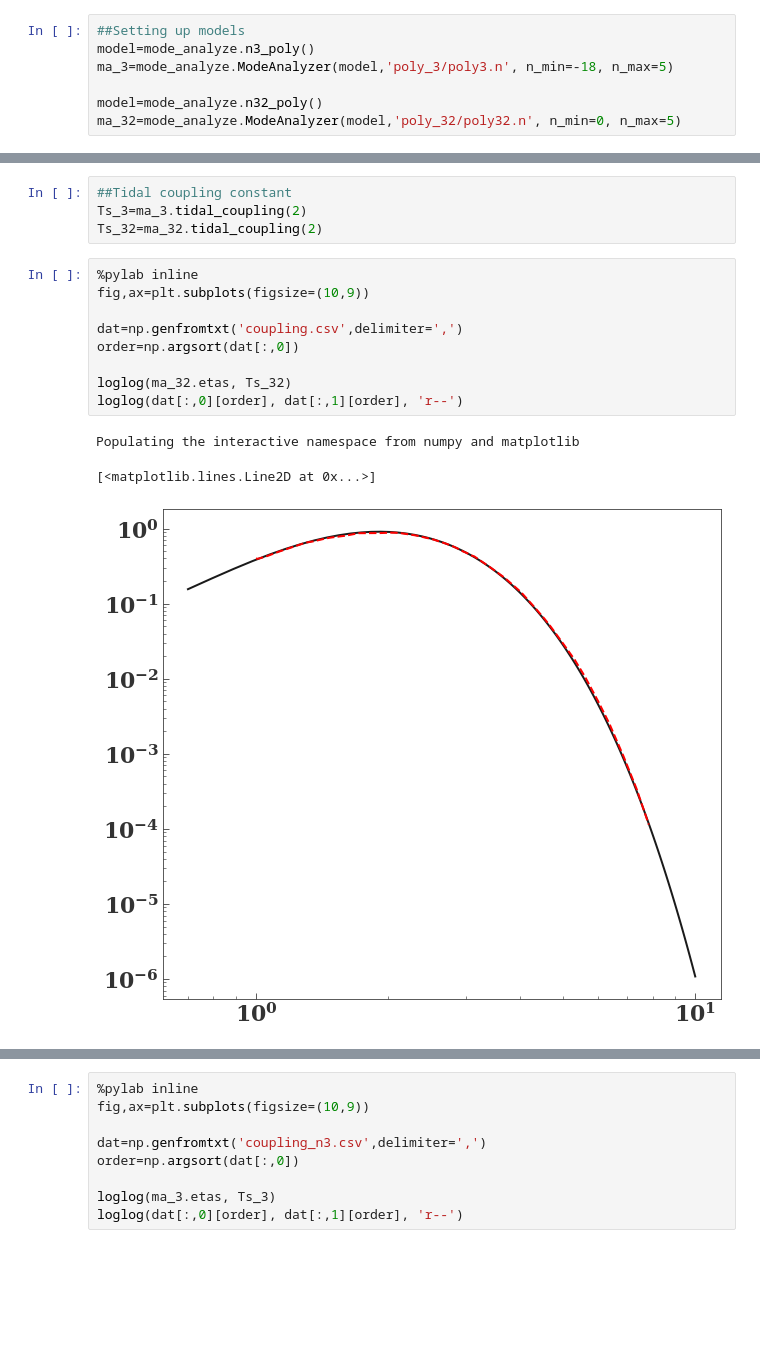
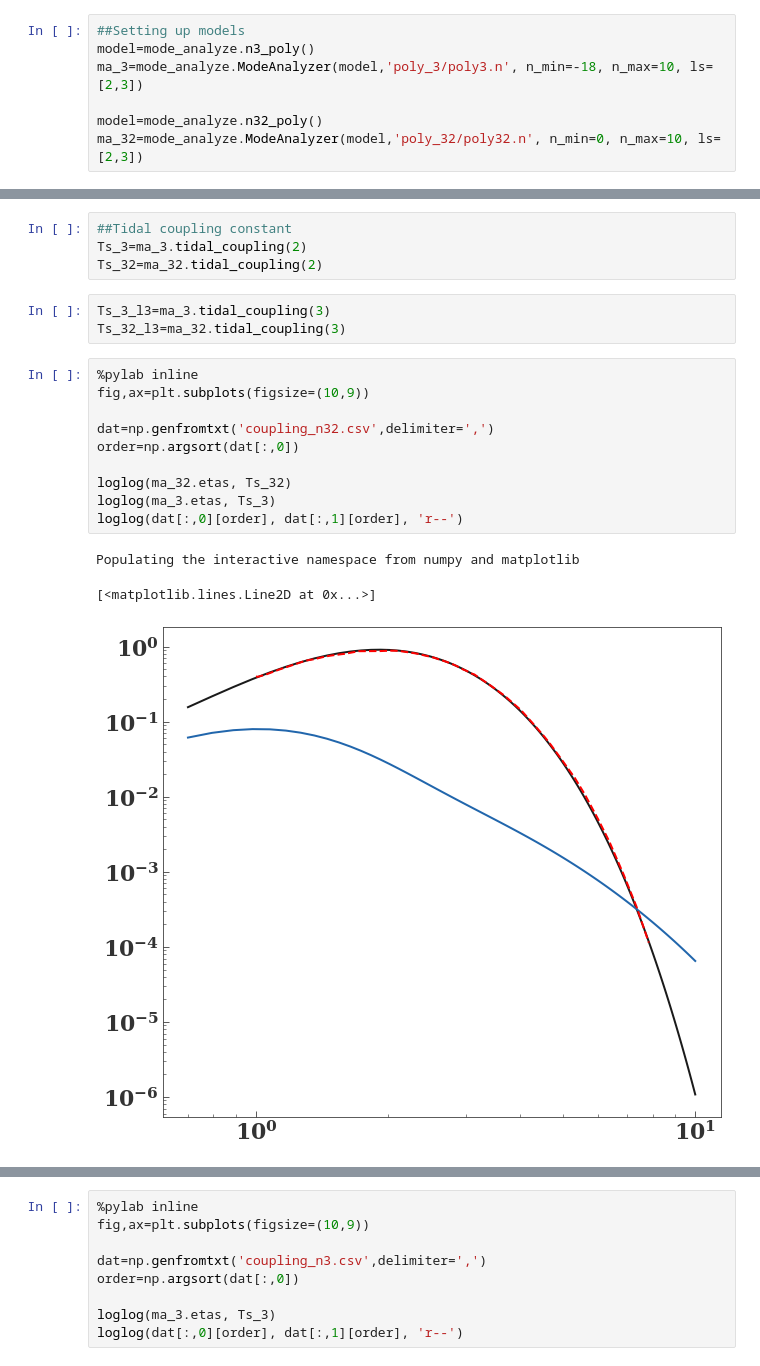
Before and after one commit to alekseygenerozov/mode_analyze, a Jupyter notebook: example.ipynb, the cells around one changed output, grey strips where cells are left out. Saved outputs shown, nothing was run; the diff lists cells and outputs as text; blank space fills up the shorter version.

Commit message:
More mode summary files.

```diff
--- a/example.ipynb
+++ b/example.ipynb
@@ -6,7 +7,7 @@ reload(mode_analyze)
 # %%
 ##Setting up models
 model=mode_analyze.n3_poly()
-ma_3=mode_analyze.ModeAnalyzer(model,'poly_3/poly3.n', n_min=-18, n_max=5)
+ma_3=mode_analyze.ModeAnalyzer(model,'poly_3/poly3.n', n_min=-18, n_max=10, ls=[2,3])
 
 model=mode_analyze.n32_poly()
-ma_32=mode_analyze.ModeAnalyzer(model,'poly_32/poly32.n', n_min=0, n_max=5)
+ma_32=mode_analyze.ModeAnalyzer(model,'poly_32/poly32.n', n_min=0, n_max=10, ls=[2,3])
@@ -14,16 +81,20 @@ ma_32=mode_analyze.ModeAnalyzer(model,'poly_32/poly32.n', n_min=0, n_max=5)
 ##Tidal coupling constant
 Ts_3=ma_3.tidal_coupling(2)
 Ts_32=ma_32.tidal_coupling(2)
+# %%
+Ts_3_l3=ma_3.tidal_coupling(3)
+Ts_32_l3=ma_32.tidal_coupling(3)
 # %%
 %pylab inline
 fig,ax=plt.subplots(figsize=(10,9))
 
-dat=np.genfromtxt('coupling.csv',delimiter=',')
+dat=np.genfromtxt('coupling_n32.csv',delimiter=',')
 order=np.argsort(dat[:,0])
 
 loglog(ma_32.etas, Ts_32)
+loglog(ma_3.etas, Ts_3)
 loglog(dat[:,0][order], dat[:,1][order], 'r--')
 # %% [output]
 Populating the interactive namespace from numpy and matplotlib
 [<matplotlib.lines.Line2D at 0x...>]
-[figure, old version]
+[figure, new version]
```
Also changed, not shown: parts of 10 cells of this notebook, 1 other file.
